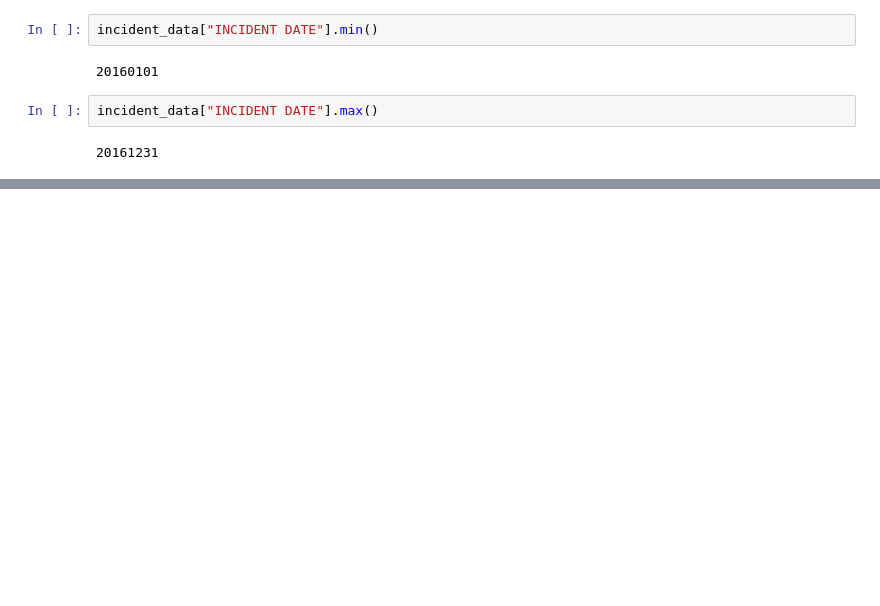
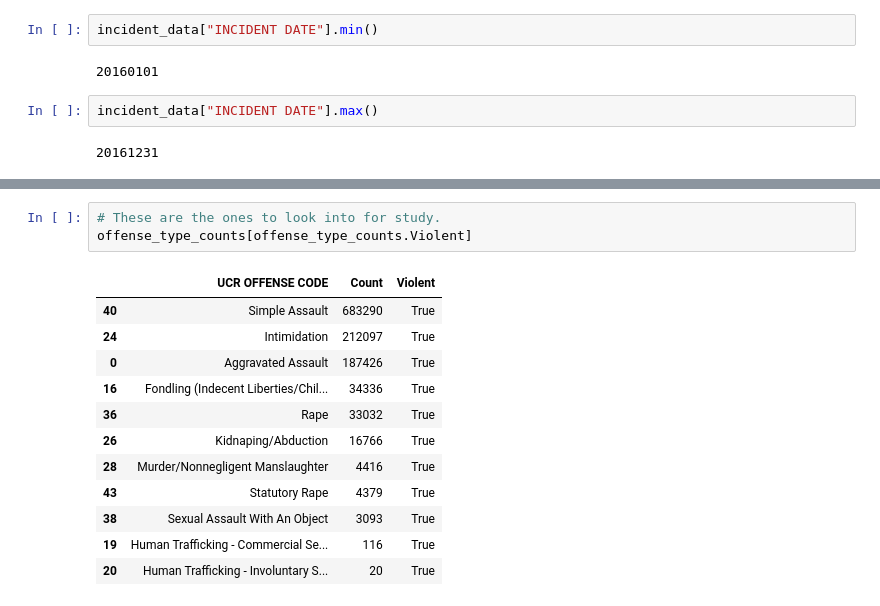
Before and after one commit to castle8080/violence_research, a Jupyter notebook: nat_incident_data.ipynb, the cells around one changed output, grey strips where cells are left out. Cells and saved outputs as stored; diff of their text form; blank space fills up the shorter version.

```diff
--- a/nat_incident_data.ipynb
+++ b/nat_incident_data.ipynb
@@ -143,0 +209,16 @@ incident_data["INCIDENT DATE"].max()
+# %%
+# These are the ones to look into for study.
+offense_type_counts[offense_type_counts.Violent]
+# %% [output]
+|  | UCR OFFENSE CODE | Count | Violent |
+| 40 | Simple Assault | 683290 | True |
+| 24 | Intimidation | 212097 | True |
+| 0 | Aggravated Assault | 187426 | True |
+| 16 | Fondling (Indecent Liberties/Chil... | 34336 | True |
+| 36 | Rape | 33032 | True |
+| 26 | Kidnaping/Abduction | 16766 | True |
+| 28 | Murder/Nonnegligent Manslaughter | 4416 | True |
+| 43 | Statutory Rape | 4379 | True |
+| 38 | Sexual Assault With An Object | 3093 | True |
+| 19 | Human Trafficking - Commercial Se... | 116 | True |
+| 20 | Human Trafficking - Involuntary S... | 20 | True |
```
Also changed, not shown: parts of 17 cells of this notebook, 3 other files.
